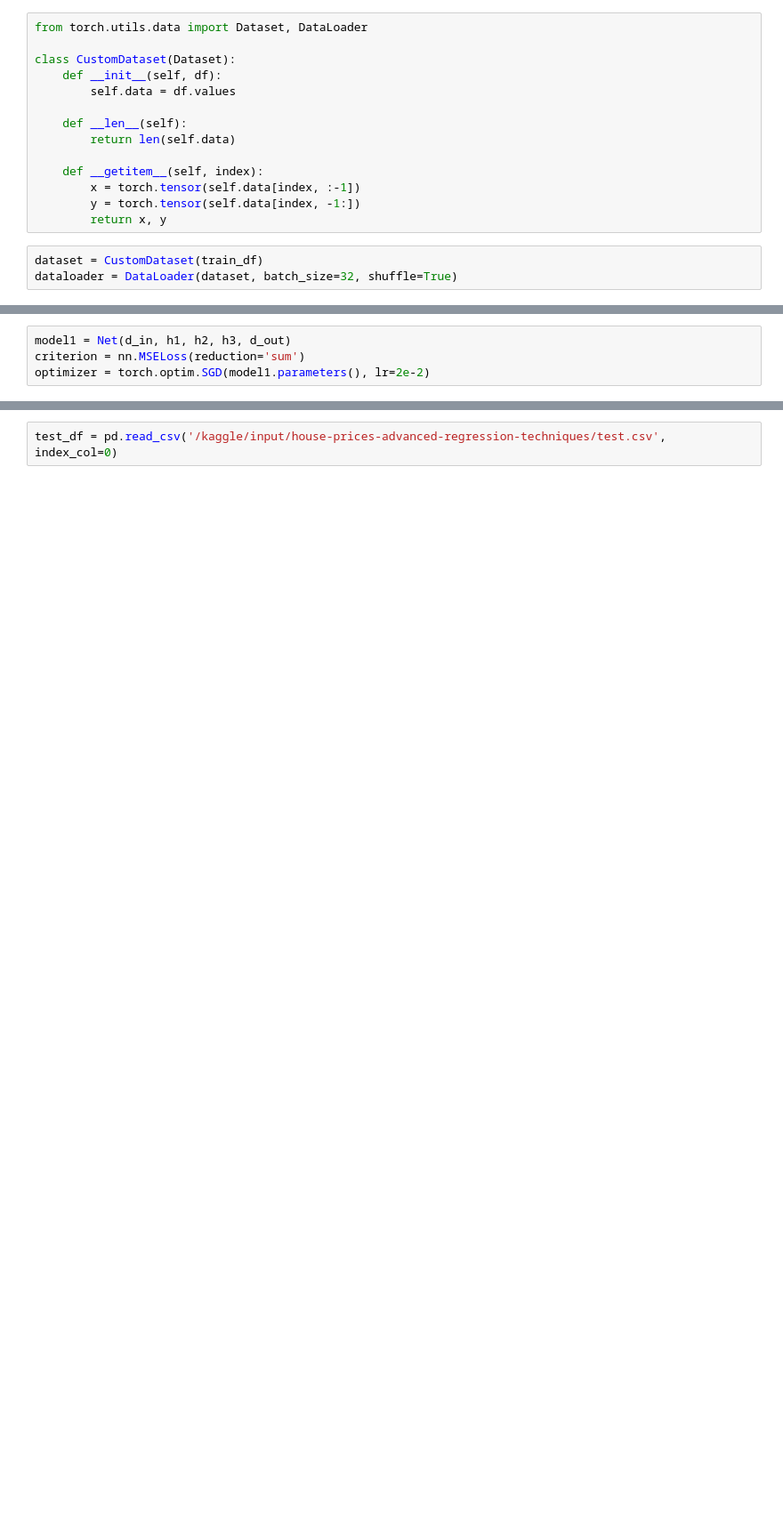
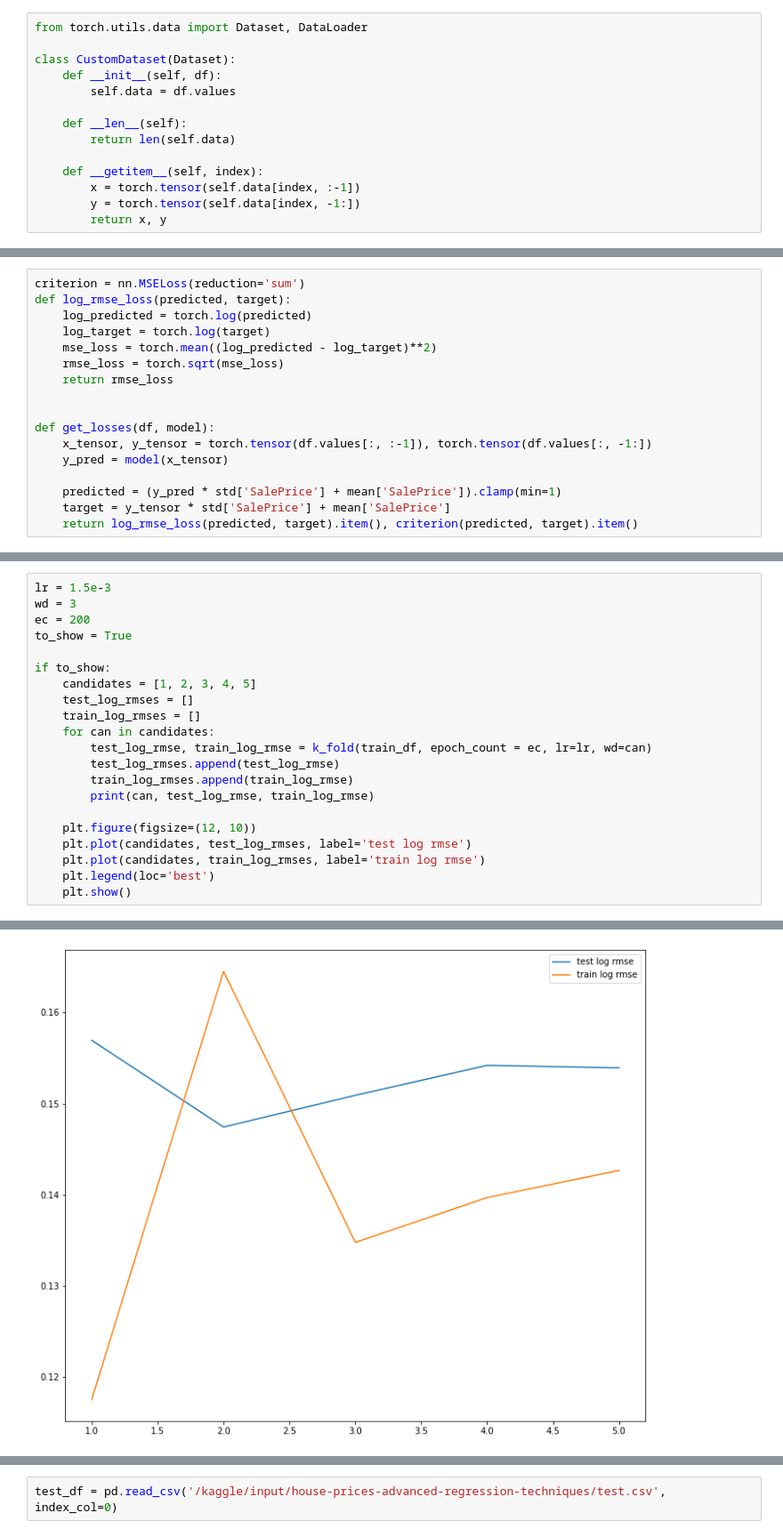
Before and after one commit to Fortitude42/Kaggle, a Jupyter notebook: HousePrices.ipynb, the cells around one changed output, grey strips where cells are left out. Shown at 89% size. Drawn from its saved outputs; the diff is of its cells as text; blank space fills up the shorter version.

Commit message:
Kaggle Notebook | HousePrices | Version 9

```diff
--- a/HousePrices.ipynb
+++ b/HousePrices.ipynb
@@ -65,6 +53,3 @@ class CustomDataset(Dataset):
         x = torch.tensor(self.data[index, :-1])
         y = torch.tensor(self.data[index, -1:])
         return x, y
-# %%
-dataset = CustomDataset(train_df)
-dataloader = DataLoader(dataset, batch_size=32, shuffle=True)
@@ -90,4 +55,0 @@ d_in, d_out = train_df.shape[1] - 1, 1
-# %%
-model1 = Net(d_in, h1, h2, h3, d_out)
-criterion = nn.MSELoss(reduction='sum')
-optimizer = torch.optim.SGD(model1.parameters(), lr=2e-2)
@@ -94 +95,18 @@ optimizer = torch.optim.SGD(model1.parameters(), lr=2e-2)
+# %%
+criterion = nn.MSELoss(reduction='sum')
+def log_rmse_loss(predicted, target):
+    log_predicted = torch.log(predicted)
+    log_target = torch.log(target)
+    mse_loss = torch.mean((log_predicted - log_target)**2)
+    rmse_loss = torch.sqrt(mse_loss)
+    return rmse_loss
+
+
+def get_losses(df, model):
+    x_tensor, y_tensor = torch.tensor(df.values[:, :-1]), torch.tensor(df.values[:, -1:])
+    y_pred = model(x_tensor)
+
+    predicted = (y_pred * std['SalePrice'] + mean['SalePrice']).clamp(min=1)
+    target = y_tensor * std['SalePrice'] + mean['SalePrice']
+    return log_rmse_loss(predicted, target).item(), criterion(predicted, target).item()
 # %%
@@ -129,0 +164,22 @@ for epoch in range(epoch_count):
+# %%
+lr = 1.5e-3
+wd = 3
+ec = 200
+to_show = True
+
+if to_show:
+    candidates = [1, 2, 3, 4, 5]
+    test_log_rmses = []
+    train_log_rmses = []
+    for can in candidates:
+        test_log_rmse, train_log_rmse = k_fold(train_df, epoch_count = ec, lr=lr, wd=can)
+        test_log_rmses.append(test_log_rmse)
+        train_log_rmses.append(train_log_rmse)
+        print(can, test_log_rmse, train_log_rmse)
+
+    plt.figure(figsize=(12, 10))
+    plt.plot(candidates, test_log_rmses, label='test log rmse')
+    plt.plot(candidates, train_log_rmses, label='train log rmse')
+    plt.legend(loc='best')
+    plt.show()
+# %% [output]
@@ -129,0 +191 @@ for epoch in range(epoch_count):
+[figure, added]
```
Also changed, not shown: parts of 22 cells of this notebook.
